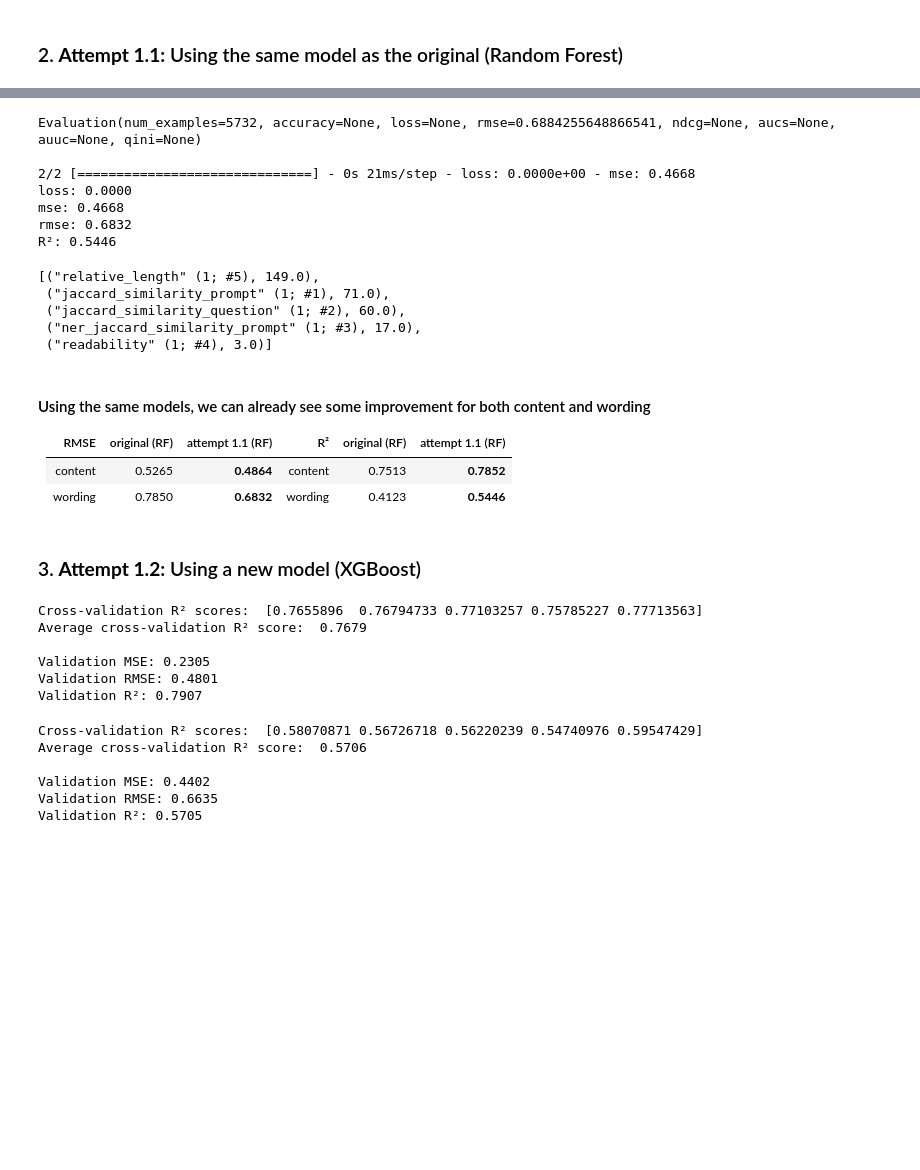
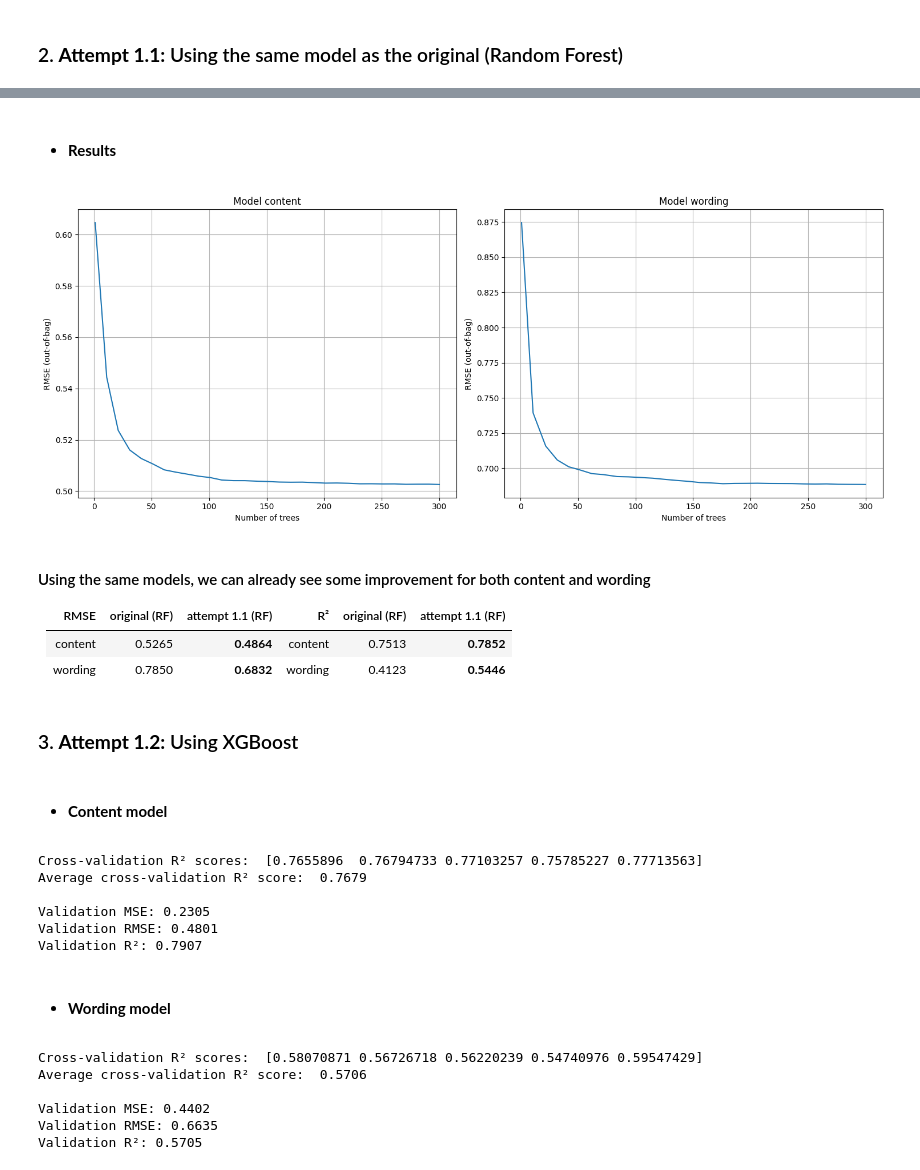
Before and after one commit to Camille9999/Simplon-Certification, a Jupyter notebook: amelioration_projet/feature_engineering.ipynb, the cells around one changed output, grey strips where cells are left out. Saved outputs shown, nothing was run; the diff lists cells and outputs as text; code cells hidden in the pictures; blank space fills up the shorter version.

```diff
--- a/amelioration_projet/feature_engineering.ipynb
+++ b/amelioration_projet/feature_engineering.ipynb
@@ -389,6 +389,18 @@ def scale_features(df_train: pd.DataFrame, features: list[str], scaler=MinMaxSca
     df_to_fit[features] = pd.DataFrame(scaler.transform(df_to_fit[features])).rename(columns={i : column for i, column in enumerate(df_to_fit[features].columns)})
     return df_to_fit
 
+def plot_oob_rmse(model_content, model_wording):
+    fig, axs = plt.subplots(1, 2, figsize=(15, 6))
+    for i, model in enumerate([model_content, model_wording]):
+        logs = model.make_inspector().training_logs()
+        axs[i].plot([log.num_trees for log in logs], [log.evaluation.rmse for log in logs])
+        axs[i].set_xlabel("Number of trees")
+        axs[i].set_ylabel("RMSE (out-of-bag)")
+        axs[i].set_title('Model ' + ('wording' if i else 'content'))
+        axs[i].grid()
+    plt.tight_layout()
+    plt.show()
+
 def calculate_r2(mse, target):
     target_mean = np.mean(target)
     total_sum_of_squares = np.sum((target - target_mean) ** 2)
@@ -517,35 +544,9 @@ R²: 0.7852
-# %%
-# General stats for model_wording
-inspector_wording = model_wording.make_inspector()
-print(inspector_wording.evaluation(), '\n')
-
-# Create validation dataset for model_wording
-wording_test_ds = tfdf.keras.pd_dataframe_to_tf_dataset(test_wording_scaled, label="wording", task = tfdf.keras.Task.REGRESSION)
-
-# Run evaluation for model_wording
-evaluation_wording = model_wording.evaluate(x=wording_test_ds,return_dict=True)
-for name, value in evaluation_wording.items():
-    print(f"{name}: {value:.4f}")
-    if name == 'mse':
-        print(f"rmse: {value**0.5:.4f}")
-
-r2_wording = calculate_r2(evaluation_wording['mse'], test_summaries['wording'])
-print(f"R²: {round(r2_wording, 4)}")
-
-inspector_wording.variable_importances()["NUM_AS_ROOT"]
-# %% [output]
-Evaluation(num_examples=5732, accuracy=None, loss=None, rmse=0.6884255648866541, ndcg=None, aucs=None, auuc=None, qini=None)
-
-2/2 [==============================] - 0s 21ms/step - loss: 0.0000e+00 - mse: 0.4668
-loss: 0.0000
-mse: 0.4668
-rmse: 0.6832
-R²: 0.5446
-[("relative_length" (1; #5), 149.0),
- ("jaccard_similarity_prompt" (1; #1), 71.0),
- ("jaccard_similarity_question" (1; #2), 60.0),
- ("ner_jaccard_similarity_prompt" (1; #3), 17.0),
- ("readability" (1; #4), 3.0)]
+# %% [markdown]
+- #### **Results**
+# %%
+plot_oob_rmse(model_content, model_wording)
+# %% [output]
+[figure, added]
 # %% [markdown]
 #### Using the same models, we can already see some improvement for both content and wording
 
@@ -554,7 +555,9 @@ R²: 0.5446
 | content | 0.5265        | **0.4864**       | content | 0.7513        | **0.7852**       |
 | wording | 0.7850        | **0.6832**       | wording | 0.4123        | **0.5446**       |
 # %% [markdown]
-### 3. **Attempt 1.2:** Using a new model (XGBoost)
+### 3. **Attempt 1.2:** Using XGBoost
+# %% [markdown]
+- #### **Content model**
 # %%
 model_content_xgb = XGBRegressor(objective='reg:squarederror', colsample_bytree=1, learning_rate=0.01, max_depth=7, n_estimators=700, subsample=0.5)
 r2_scores = cross_val_score(model_content_xgb, train_content_scaled.drop(columns='content'), train_content_scaled['content'], cv=5)
@@ -580,6 +582,8 @@ Average cross-validation R² score:  0.7679
 Validation MSE: 0.2305
 Validation RMSE: 0.4801
 Validation R²: 0.7907
+# %% [markdown]
+- #### **Wording model**
 # %%
 model_wording_xgb = XGBRegressor(objective='reg:squarederror', colsample_bytree=1, learning_rate=0.01, max_depth=7, n_estimators=700, subsample=0.5)
 r2_scores = cross_val_score(model_wording_xgb, train_wording_scaled.drop(columns='wording'), train_wording_scaled['wording'], cv=5)
```
Also changed, not shown: parts of 56 cells of this notebook.
